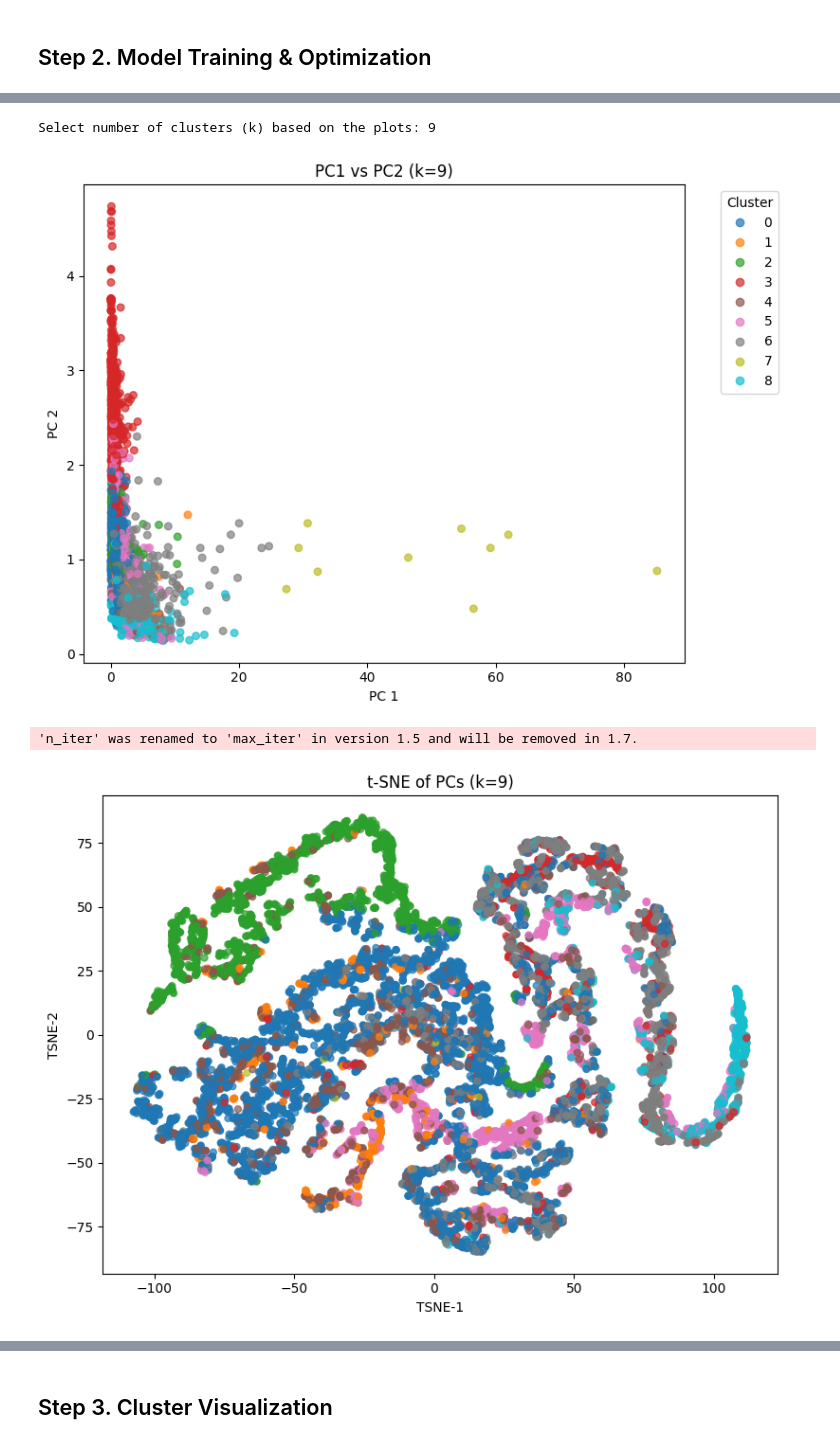
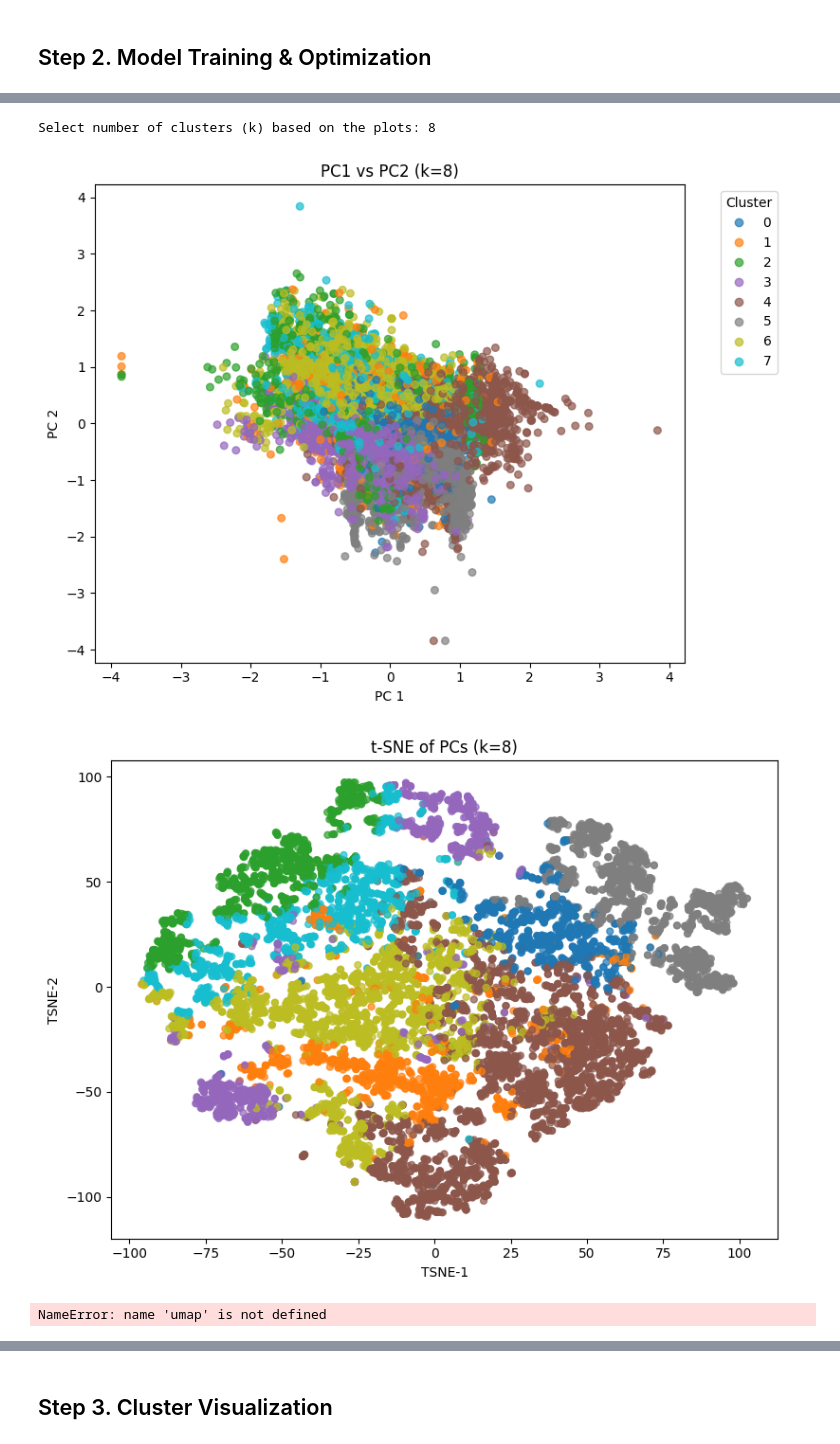
Before and after one commit to ReillyOareVT/HydroLearners_Proj, a Jupyter notebook: clustering/Clustering_Training.ipynb, the cells around one changed output, grey strips where cells are left out. Saved outputs shown, nothing was run; the diff lists cells and outputs as text; code cells hidden in the pictures.

```diff
--- a/clustering/Clustering_Training.ipynb
+++ b/clustering/Clustering_Training.ipynb
@@ -147,27 +164,35 @@ def plot_metrics(k_range, sse, sil, ch, db):
     plt.show()
 # %%
 # Define algo fitting function
-def cluster_and_label(data, n_clusters, n_init, max_iter, init_method='k-means++'):
+def cluster_and_label(df, n_clusters, n_init=10, max_iter=300, init_method='k-means++'):
     """
-    Fit KMeans with given cluster count, return labels and metrics.
+    Build a full Pipeline: preprocess + KMeans. Return labels & metrics.
     """
-    pipe = Pipeline([
+    pipeline = Pipeline([
+        ('preprocessor', preprocessor),
         ('scaler', RobustScaler()),
         ('kmeans', KMeans(
             n_clusters=n_clusters,
             n_init=n_init,
+            max_iter=max_iter,
             init=init_method,
-            max_iter=max_iter,
             random_state=42
         ))
     ])
-    pipe.fit(data)
-    km = pipe.named_steps['kmeans']
+
+    pipeline.fit(df)
+    # Extract scaled array for metric computations
+    X_scaled = pipeline.named_steps['scaler'].transform(
+        pipeline.named_steps['preprocessor'].transform(df)
+    )
+    km = pipeline.named_steps['kmeans']
     labels = km.labels_
+
     sse = km.inertia_
-    sil = silhouette_score(data, labels) if len(set(labels)) > 1 else float('nan')
-    ch = calinski_harabasz_score(data, labels) if len(set(labels)) > 1 else float('nan')
-    db = davies_bouldin_score(data, labels) if len(set(labels)) > 1 else float('nan')
+    sil = silhouette_score(X_scaled, labels)
+    ch  = calinski_harabasz_score(X_scaled, labels)
+    db  = davies_bouldin_score(X_scaled, labels)
+
     return labels, sse, sil, ch, db
 # %%
 # ----- Evaluation Plots -------
@@ -202,7 +227,7 @@ def plot_tsne_scatter(X, labels, chosen_k):
     """
     t-SNE projection of PCs into 2D, scatter-colored by cluster.
     """
-    tsne = TSNE(n_components=2, perplexity=30, n_iter=1000, random_state=42)
+    tsne = TSNE(n_components=2, perplexity=30, max_iter=1000, random_state=42)
     X_tsne = tsne.fit_transform(X)
     plt.figure(figsize=(8, 6))
     plt.scatter(
@@ -261,9 +286,7 @@ def plot_pairwise_pcs(X, labels, chosen_k, pcs=[0, 1, 2]):
 # %%
 if __name__ == '__main__':
     # Load datasets
-    df_pca = cluster_df.drop(columns = 'Basin ID')
-    X = df_pca.values
-    feature_names = df_pca.columns
+    X = cluster_df.drop(columns = 'Basin ID')
 
     # Compute metrics across k=2..15
     k_values = list(range(2, 16))
@@ -287,10 +310,10 @@ if __name__ == '__main__':
     cluster_df['cluster'] = labels
 
     # Visualize final cluster assignments
-    plot_pc_scatter(X, labels, chosen_k)
-    plot_tsne_scatter(X, labels, chosen_k)
-    plot_umap_scatter(X, labels, chosen_k)
-    plot_pairwise_pcs(X, labels, chosen_k)
+    plot_pc_scatter(preprocess_pipeline.transform(X), labels, chosen_k)
+    plot_tsne_scatter(preprocess_pipeline.transform(X), labels, chosen_k)
+    plot_umap_scatter(preprocess_pipeline.transform(X), labels, chosen_k)
+    plot_pairwise_pcs(preprocess_pipeline.transform(X), labels, chosen_k)
 
     # Display and save results
     print(f"Chosen k = {chosen_k}")
@@ -303,4 +326,4 @@ if __name__ == '__main__':
-Select number of clusters (k) based on the plots: 9
+Select number of clusters (k) based on the plots: 8
-[figure, old version]
+[figure, new version]
+[figure, new version]
-'n_iter' was renamed to 'max_iter' in version 1.5 and will be removed in 1.7.
+NameError: name 'umap' is not defined
-[figure, old version]
```
Also changed, not shown: parts of 12 cells of this notebook.
